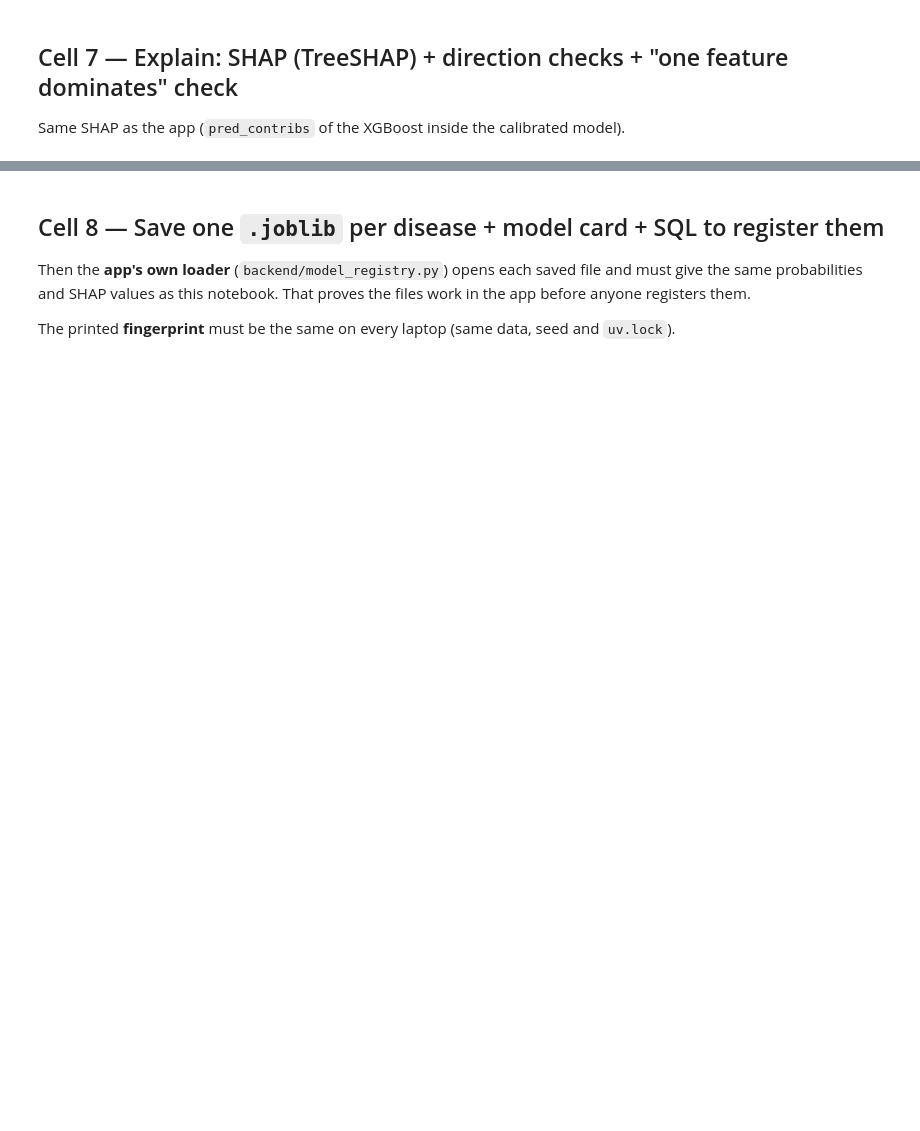
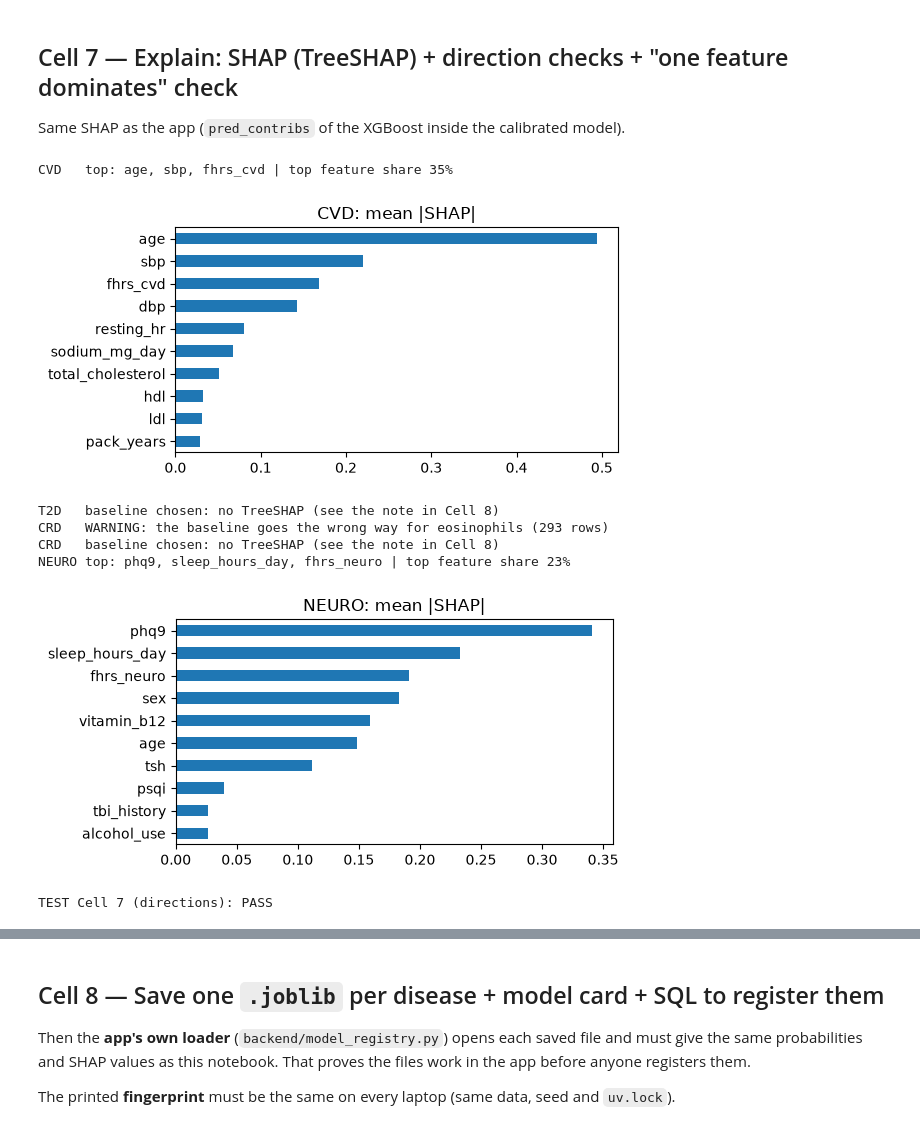
Before and after one commit to mark-costin/thesis-draft-3-, a Jupyter notebook: ml/ai_model/train_models.ipynb, the cells around one changed output, grey strips where cells are left out. Drawn from its saved outputs; the diff is of its cells as text; code cells hidden in the pictures; blank space fills up the shorter version.

```diff
--- a/ml/ai_model/train_models.ipynb
+++ b/ml/ai_model/train_models.ipynb
@@ -99,7 +104,7 @@ def required(spec, d):
 def directions(spec, d):
     return [EXPECTED_DIR[d].get(n, 0) for n in feature_names(spec, d)]
 
-FORBIDDEN_EXACT = {"has_CVD", "has_T2D", "has_T2D_any", "has_CRD", "has_NEURO", "t2d_diagnosed",
+FORBIDDEN_EXACT = {"has_CVD", "has_CV_event", "has_HTN", "has_T2D", "has_T2D_any", "has_CRD", "has_NEURO", "t2d_diagnosed",
                    "patient_id", "visit_date", "visit_no", *LABEL_COL.values()}
 FORBIDDEN_PREFIX = ("true_dx_year_", "fhrs_band_")
 
@@ -362,37 +404,48 @@ def contributions(d, X):
     booster = GBM[d].get_booster()
     return booster.predict(xgb.DMatrix(X, missing=np.nan, feature_names=list(X.columns)), pred_contribs=True)[:, :-1]
 
-def wrong_directions(d, X, n=300):
-    """Raise each +1 feature (10th -> 90th percentile): the risk must never go down (and -1 never up)."""
+def wrong_directions(d, X, n=300, pfun=None):
+    """Raise each +1 feature (10th -> 90th percentile): the risk must never go down (and -1 never up).
+    pfun: another model's probability function (default: the chosen, calibrated model)."""
+    pfun = pfun or (lambda Z: proba(d, Z))
     Xs, bad = X.sample(min(n, len(X)), random_state=SEED).reset_index(drop=True), []
     for col, sign in zip(feature_names(SPEC, d), directions(SPEC, d)):
         if sign == 0:
             continue
         lo, hi = np.nanpercentile(X[col], [10, 90])
         a, b = Xs.copy(), Xs.copy()
         a[col], b[col] = lo, hi
-        diff = (proba(d, b) - proba(d, a)) * sign
+        diff = (pfun(b) - pfun(a)) * sign
         if (diff < -1e-9).any():
             bad.append(f"{col} ({int((diff < -1e-9).sum())} rows)")
     return bad
 
 # ---------- RUN ----------
 TOP = {}
 for d in DISEASES:
     Xte = SPLITS[d]["test"][0]
     bad = wrong_directions(d, Xte)
     if CHOSEN[d] == "xgboost":
         assert not bad, f"{d}: wrong direction {bad}"
     elif bad:
         print(f"{d:5s} WARNING: the baseline goes the wrong way for {', '.join(bad)}")
     if CHOSEN[d] != "xgboost":
         print(f"{d:5s} baseline chosen: no TreeSHAP (see the note in Cell 8)")
         continue
     c = contributions(d, Xte)
     imp = pd.Series(np.abs(c).mean(0), index=Xte.columns).sort_values(ascending=False)
     TOP[d] = list(imp.index[:3])
     share = imp.iloc[0] / imp.sum()
     print(f"{d:5s} top: {', '.join(TOP[d])} | top feature share {share:.0%}"
           + ("  <-- WARNING: one feature dominates, check for leakage" if share > 0.5 else ""))
     plt.figure(figsize=(6, 3)); imp.iloc[:10][::-1].plot.barh(); plt.title(f"{d}: mean |SHAP|"); plt.tight_layout(); plt.show()
 print("TEST Cell 7 (directions): PASS")
+# %% [output]
+CVD   top: age, sbp, fhrs_cvd | top feature share 35%
+[figure, added]
+T2D   baseline chosen: no TreeSHAP (see the note in Cell 8)
+CRD   WARNING: the baseline goes the wrong way for eosinophils (293 rows)
+CRD   baseline chosen: no TreeSHAP (see the note in Cell 8)
+NEURO top: phq9, sleep_hours_day, fhrs_neuro | top feature share 23%
+[figure, added]
+TEST Cell 7 (directions): PASS
```
Also changed, not shown: parts of 10 cells of this notebook, 9 other files.
